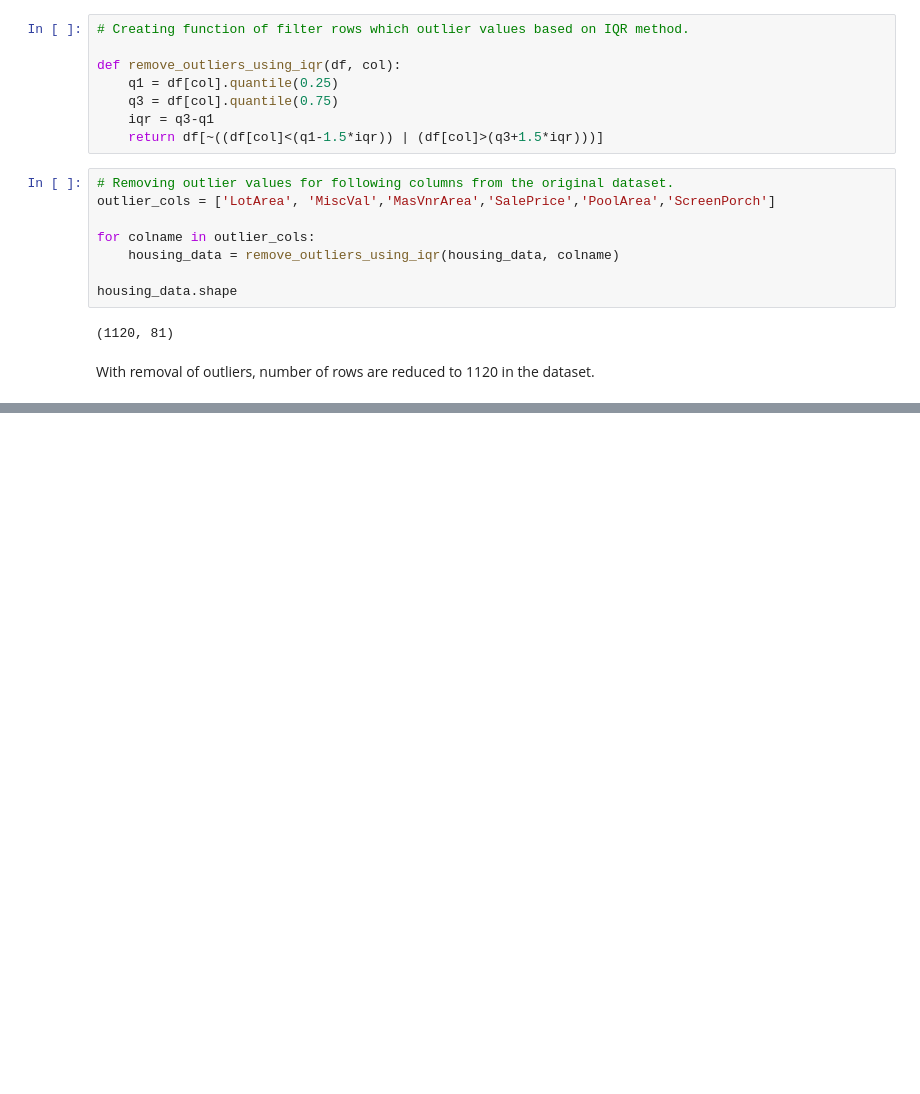
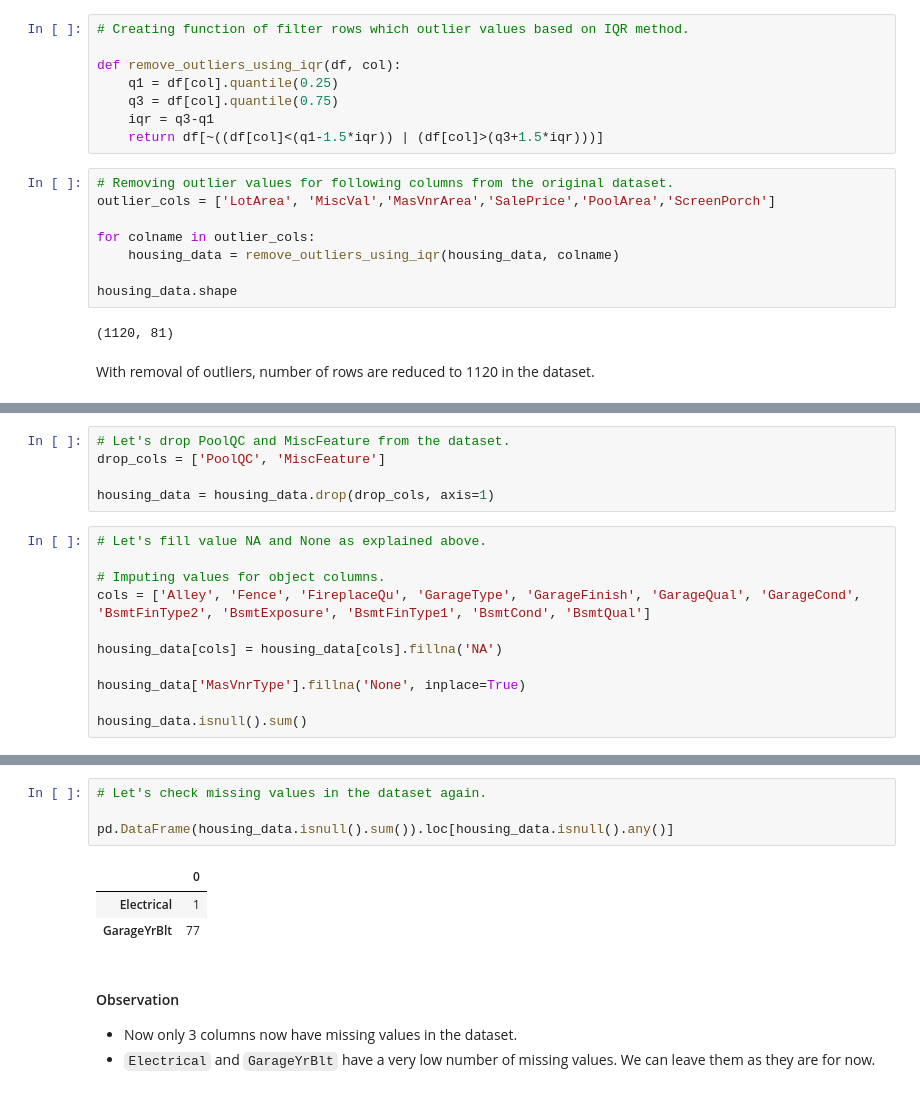
Before and after one commit to ranpariyachetan/advancedregression-assignment, a Jupyter notebook: House_Price_Assignment.ipynb, the cells around one changed output, grey strips where cells are left out. Cells and saved outputs as stored; diff of their text form; blank space fills up the shorter version.

```diff
--- a/House_Price_Assignment.ipynb
+++ b/House_Price_Assignment.ipynb
@@ -304,0 +379,16 @@ With removal of outliers, number of rows are reduced to 1120 in the dataset.
+# %%
+# Let's drop PoolQC and MiscFeature from the dataset.
+drop_cols = ['PoolQC', 'MiscFeature']
+
+housing_data = housing_data.drop(drop_cols, axis=1)
+# %%
+# Let's fill value NA and None as explained above.
+
+# Imputing values for object columns.
+cols = ['Alley', 'Fence', 'FireplaceQu', 'GarageType', 'GarageFinish', 'GarageQual', 'GarageCond', 'BsmtFinType2', 'BsmtExposure', 'BsmtFinType1', 'BsmtCond', 'BsmtQual']
+
+housing_data[cols] = housing_data[cols].fillna('NA')
+
+housing_data['MasVnrType'].fillna('None', inplace=True)
+
+housing_data.isnull().sum()
@@ -304,0 +408,12 @@ With removal of outliers, number of rows are reduced to 1120 in the dataset.
+# %%
+# Let's check missing values in the dataset again.
+
+pd.DataFrame(housing_data.isnull().sum()).loc[housing_data.isnull().any()]
+# %% [output]
+|  | 0 |
+| Electrical | 1 |
+| GarageYrBlt | 77 |
+# %% [markdown]
+#### Observation
+- Now only 3 columns now have missing values in the dataset.
+- `Electrical` and `GarageYrBlt` have a very low number of missing values. We can leave them as they are for now.
```
Also changed, not shown: parts of 7 cells of this notebook.
